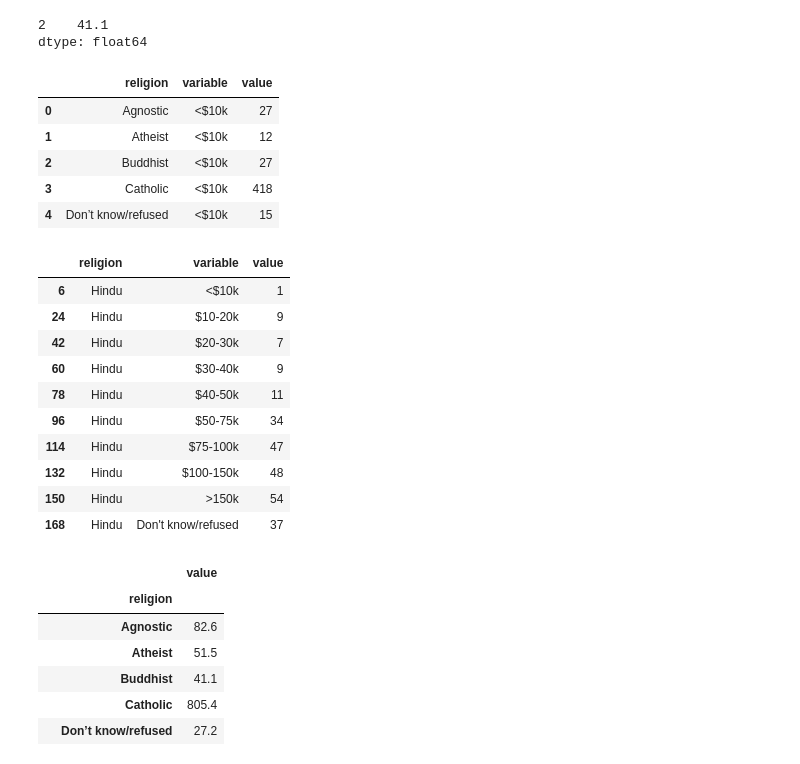
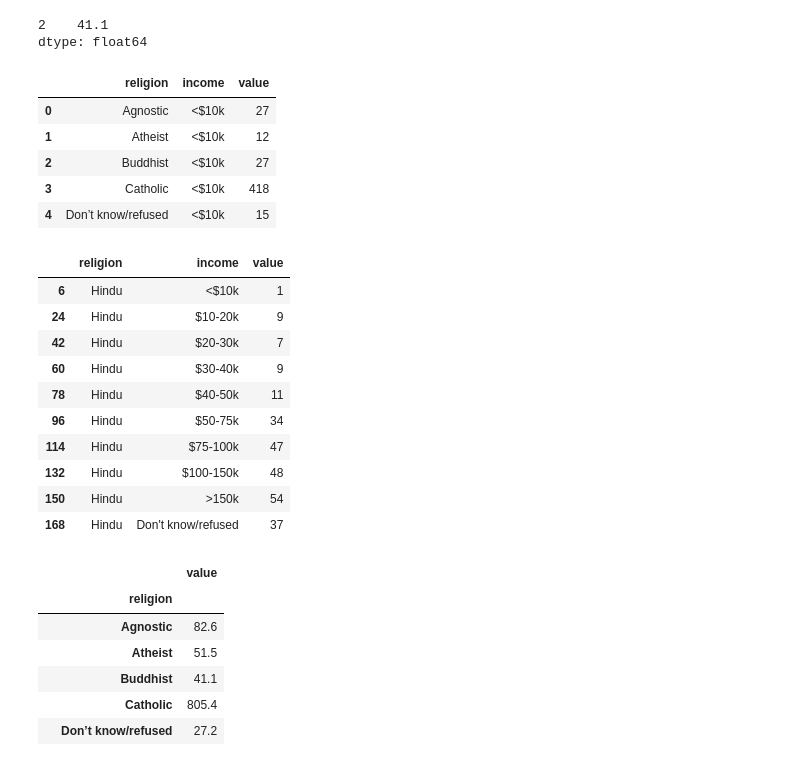
Before and after one commit to chankoo/python, a Jupyter notebook: 6.1 pandas.ipynb, the cells around one changed output. Drawn from its saved outputs; the diff is of its cells as text; code cells hidden in the pictures.

```diff
--- a/6.1 pandas.ipynb
+++ b/6.1 pandas.ipynb
@@ -1012,10 +1020,11 @@ pew.loc[[2]].mean(axis=1) # 이런식의 분석밖에 못함
 2    41.1
 dtype: float64
 # %%
-pewm = pew.melt('religion')  # religion 기준으로 long하게 melt
+pewm = pew.melt(id_vars = 'religion', var_name='income')  # religion 기준으로 long하게 melt,
+pewm.income.astype('category')
 pewm.head()
 # %% [output]
-|  | religion | variable | value |
+|  | religion | income | value |
 | 0 | Agnostic | <$10k | 27 |
 | 1 | Atheist | <$10k | 12 |
 | 2 | Buddhist | <$10k | 27 |
@@ -1024,7 +1033,7 @@ pewm.head()
 # %%
 pewm[pewm.religion=='Hindu'] # tidy 데이터 화
 # %% [output]
-|  | religion | variable | value |
+|  | religion | income | value |
 | 6 | Hindu | <$10k | 1 |
 | 24 | Hindu | $10-20k | 9 |
 | 42 | Hindu | $20-30k | 7 |
```
Also changed, not shown: parts of 37 cells of this notebook.
